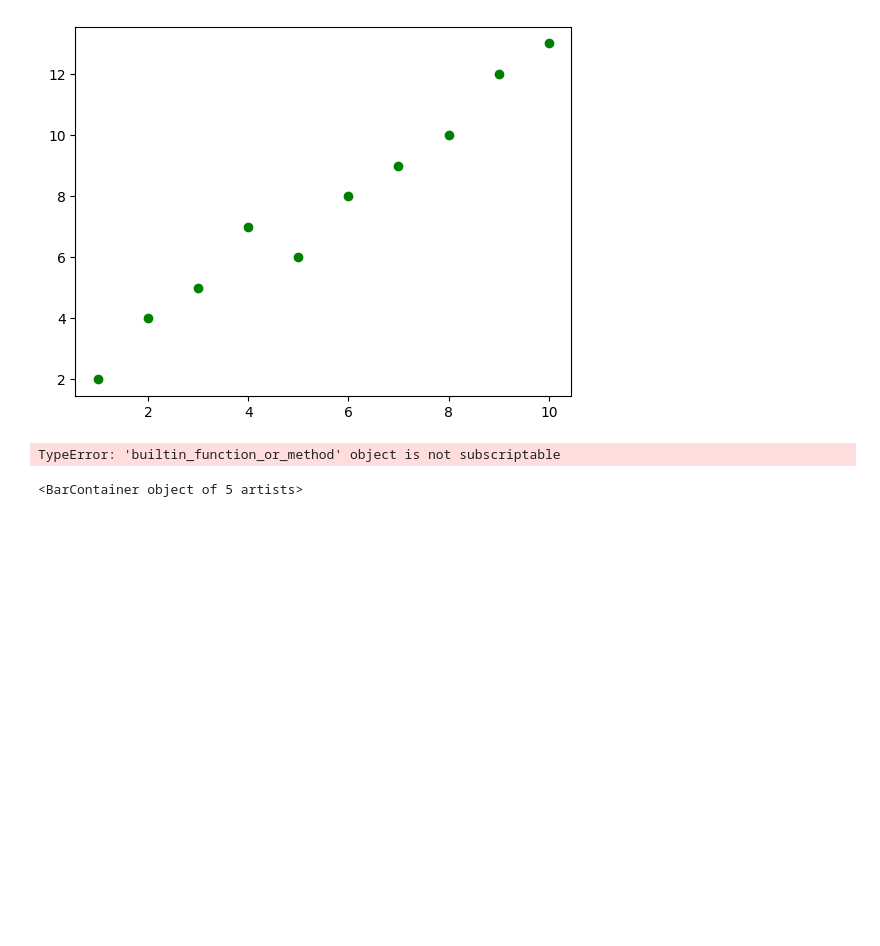
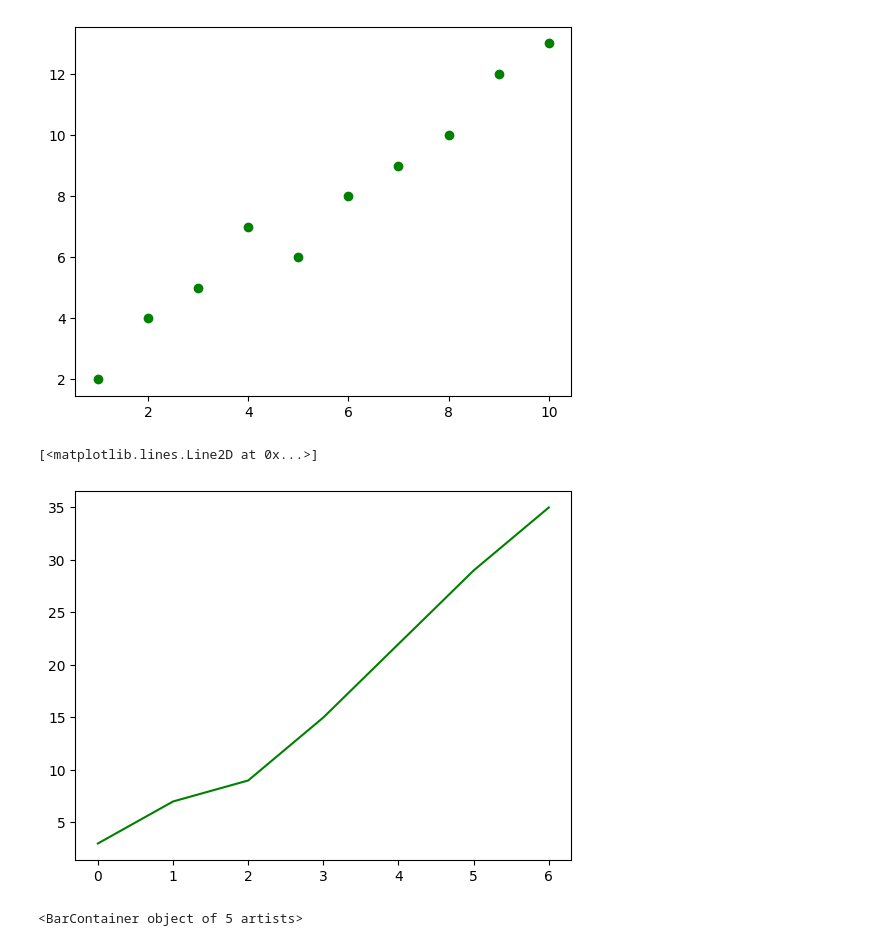
Before and after one commit to pramila005/pythondemo, a Jupyter notebook: Assignment of PW skills/data_visualisation.ipynb, the cells around one changed output. Cells and saved outputs as stored; diff of their text form; code cells hidden in the pictures; blank space fills up the shorter version.

Commit message:
corrected 2nd Assignment of PW skills/data_visualisation.ipynb

```diff
--- a/Assignment of PW skills/data_visualisation.ipynb
+++ b/Assignment of PW skills/data_visualisation.ipynb
@@ -16,11 +16,12 @@ plt.scatter(x,y, c='green')
 # %%
 #2.  Generate a line plot to visualize the trend of values for the given data
 import numpy as np
-data = np.array[3, 7, 9, 15, 22, 29, 35]
+data = np.array([3, 7, 9, 15, 22, 29, 35])
 
 plt.plot(data, color='green')
 # %% [output]
-TypeError: 'builtin_function_or_method' object is not subscriptable
+[<matplotlib.lines.Line2D at 0x...>]
+[figure, added]
 # %%
 #3. . Display a bar chart to represent the frequency of each item in the given array categories
 categories = ['A', 'B', 'C', 'D', 'E']
```
